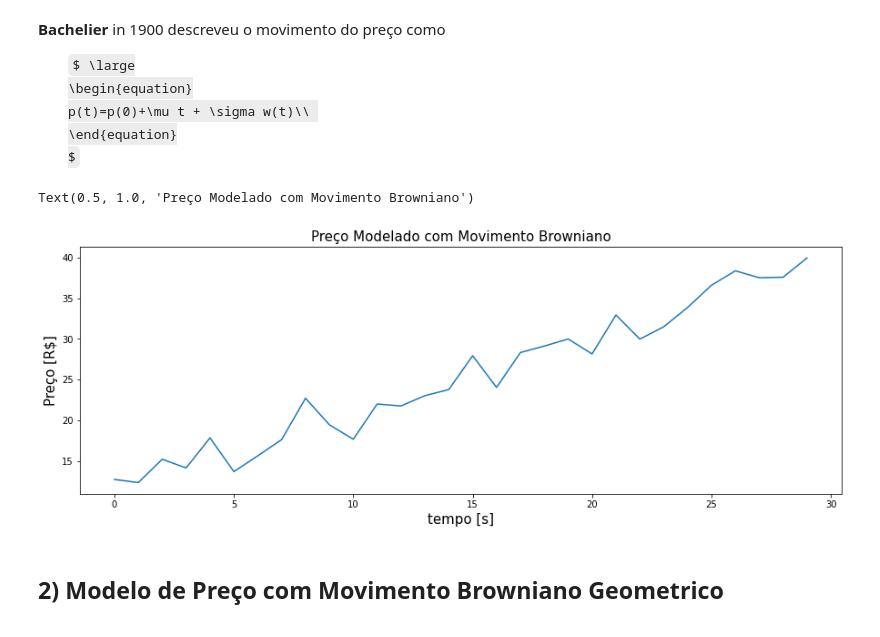
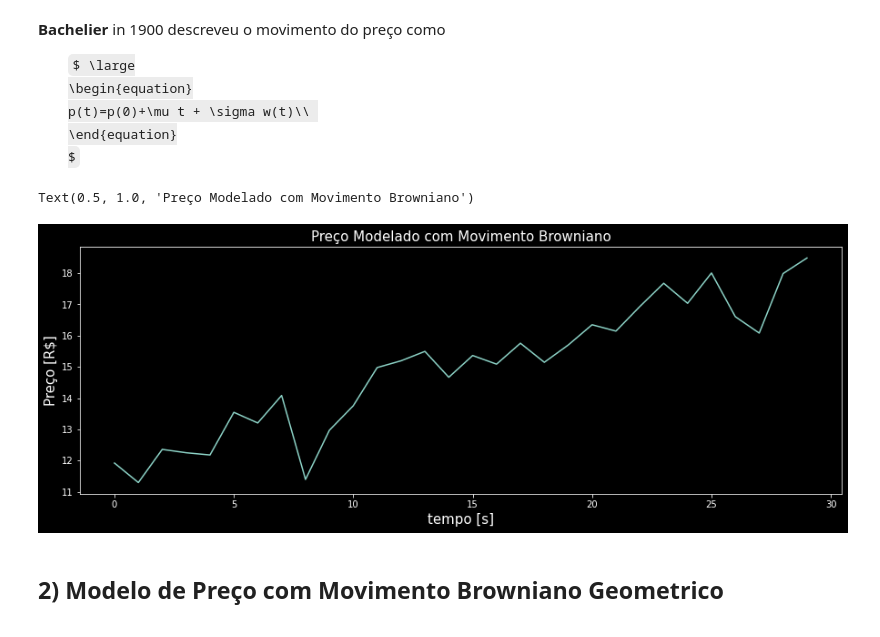
Before and after one commit to marcelinoandrade/Processamento-Digital-de-Sinais-Financeiros, a Jupyter notebook: Aula 1 - Modelagem do Preço, Retorno, Correlação e Sharpe.ipynb, the cells around one changed output. Cells and saved outputs as stored; diff of their text form; code cells hidden in the pictures; some formulas as TeX source.

```diff
--- a/Aula 1 - Modelagem do Preço, Retorno, Correlação e Sharpe.ipynb
+++ b/Aula 1 - Modelagem do Preço, Retorno, Correlação e Sharpe.ipynb
@@ -46,11 +46,10 @@ import numpy as np
 import matplotlib.pyplot as plt
 import pandas as pd
 import seaborn as sns
-
-import warnings as wrn
-wrn.filterwarnings('ignore', category = DeprecationWarning)
-wrn.filterwarnings('ignore', category = FutureWarning)
-wrn.filterwarnings('ignore', category = UserWarning)
+import datetime as dt
+import yfinance as yf
+from tqdm.notebook import tqdm
+plt.style.use('dark_background')
 # %% [markdown]
 <div id="Brownian motion">
     <h2>1) Modelo de Preço com Movimento Browniano</h2>
@@ -67,21 +66,21 @@ $
 </ul>
 # %%
 po=12
-mu=.9
-sigma=1.9
+mu=.2
+sigma=.9
 w = np.random.normal(0,1, 30)
 t=np.arange(0,30)
 
 p1=po+mu*t+sigma*w
 
 fig = plt.subplots(figsize=(15, 5))
 plt.plot(p1)
 plt.ylabel('Preço [R$]',fontsize=15)
 plt.xlabel('tempo [s]',fontsize=15)
 plt.title('Preço Modelado com Movimento Browniano',fontsize=15)
 # %% [output]
 Text(0.5, 1.0, 'Preço Modelado com Movimento Browniano')
-[figure, old version]
+[figure, new version]
 # %% [markdown]
 <div id="Geometric Brownian motion">
     <h2>2) Modelo de Preço com Movimento Browniano Geometrico</h2>
```
Also changed, not shown: parts of 23 cells of this notebook.
